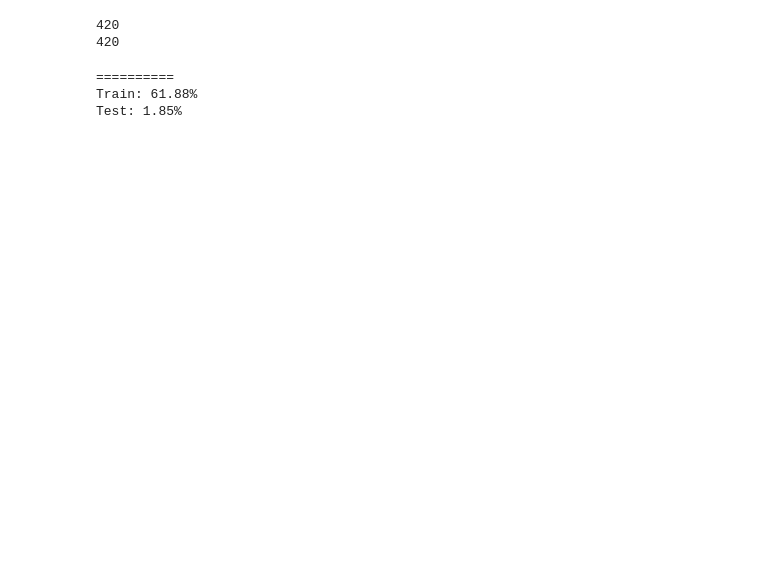
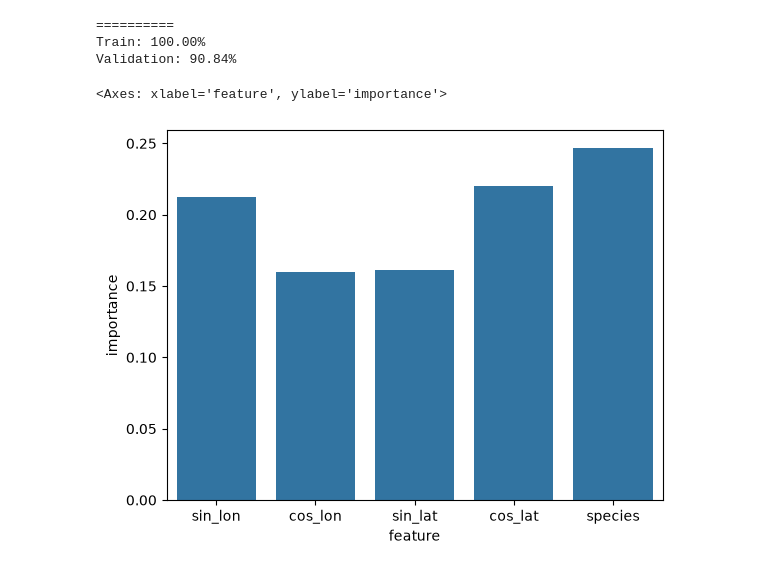
Before and after one commit to iDelfin/-species-analysis-cw-aml-26, a Jupyter notebook: randomForrestSpecie.ipynb, the cells around one changed output. Drawn from its saved outputs; the diff is of its cells as text; code cells hidden in the pictures; blank space fills up the shorter version.

```diff
--- a/randomForrestSpecie.ipynb
+++ b/randomForrestSpecie.ipynb
@@ -214,29 +127,0 @@ temp_loc
-# %%
-preprocessed = np.load('./PreprocessData/preprocessed_data.npz')
-cols = ['sin_lon', 'cos_lon', 'sin_lat', 'cos_lat']
-train_df = pd.DataFrame(preprocessed['X_train'], columns=cols)
-train_df['species'] = preprocessed['species_train']
-train_df['present'] = preprocessed['y_train']
-test_df = pd.DataFrame(preprocessed['X_test'], columns=cols)
-train_df = train_df[train_df.groupby("species").transform('size') > 50].reset_index(drop=True)
-
-# For model inputs
-cols_train = ['sin_lon', 'cos_lon', 'sin_lat', 'cos_lat', 'species']
-cols_train_2 = ['sin_lon', 'cos_lon', 'sin_lat', 'cos_lat', 'present']
-X_pp = train_df[cols_train].values
-X_2_pp = train_df[cols_train_2].values
-y_pp = train_df['present'].values
-y_2_pp = train_df['species'].values
-X_train_pp, X_val_pp, y_train_pp, y_val_pp = train_test_split(X_pp, y_pp, test_size=0.25, random_state=SEED, stratify=X_pp[:,4])
-#X_test_pp, X_val_pp, y_test_pp, y_val_pp = train_test_split(X_test_pp, y_test_pp, test_size=0.25, random_state=SEED, stratify=X_test_pp[:,4])
-X_train_2_pp, X_test_2_pp, y_train_2_pp, y_test_2_pp = train_test_split(X_2_pp, y_2_pp, test_size=0.33, random_state=SEED, stratify=y_2_pp)
-#X_train_list.append(X_train_pp)
-#y_train_list.append(y_train_pp)
-#X_train_list.append(X_train_2_pp)
-#y_train_list.append(y_train_2_pp)
-# %%
-print(len(np.unique(y_test_2_pp)))
-print(len(np.unique(y_train_2_pp)))
-# %% [output]
-420
-420
@@ -246,13 +138,20 @@ rfc2 = rfc2.fit(X_train_2_pp, y_train_2_pp)
 # %%
-pred_2_pp = rfc2.predict(X_test_2_pp)
-acc_t_rfc2 = rfc2.score(X_train_2_pp, y_train_2_pp)
-acc_rfc2 = rfc2.score(X_test_2_pp, y_test_2_pp)
-matrix_2 = confusion_matrix(y_test_2_pp, pred_2_pp)
-matrix_2 = matrix_2.astype('float') / matrix_2.sum(axis=1)[:, np.newaxis]
-print(f"{'='*10}\nTrain: {acc_t_rfc2*100:.2f}%\nTest: {acc_rfc2*100:.2f}%")
-pred_prob_2 = rfc2.predict_proba(X_test_2_pp)
+pred_pp = rfc.predict(valid_set.drop("present",axis=1))
+acc_t_rfc = rfc.score(train_set.drop("present",axis=1), train_set["present"])
+acc_rfc = rfc.score(valid_set.drop("present",axis=1), valid_set["present"])
+pred_prob = rfc.predict_proba(valid_set.drop("present",axis=1))
+print(f"{'='*10}\nTrain: {acc_t_rfc*100:.2f}%\nValidation: {acc_rfc*100:.2f}%")
+#pred_4 = clf_4.predict(X_test)
 # %% [output]
 ==========
-Train: 61.88%
-Test: 1.85%
+Train: 100.00%
+Validation: 90.84%
+# %%
+df_fi = pd.DataFrame(columns=["feature", "importance"])
+df_fi["feature"] = train_set.drop("present",axis=1).columns
+df_fi["importance"] = rfc.feature_importances_
+sns.barplot(df_fi, x="feature", y="importance")
+# %% [output]
+<Axes: xlabel='feature', ylabel='importance'>
+[figure, added]
 # %%
```
Also changed, not shown: parts of 15 cells of this notebook, 3 other files.
